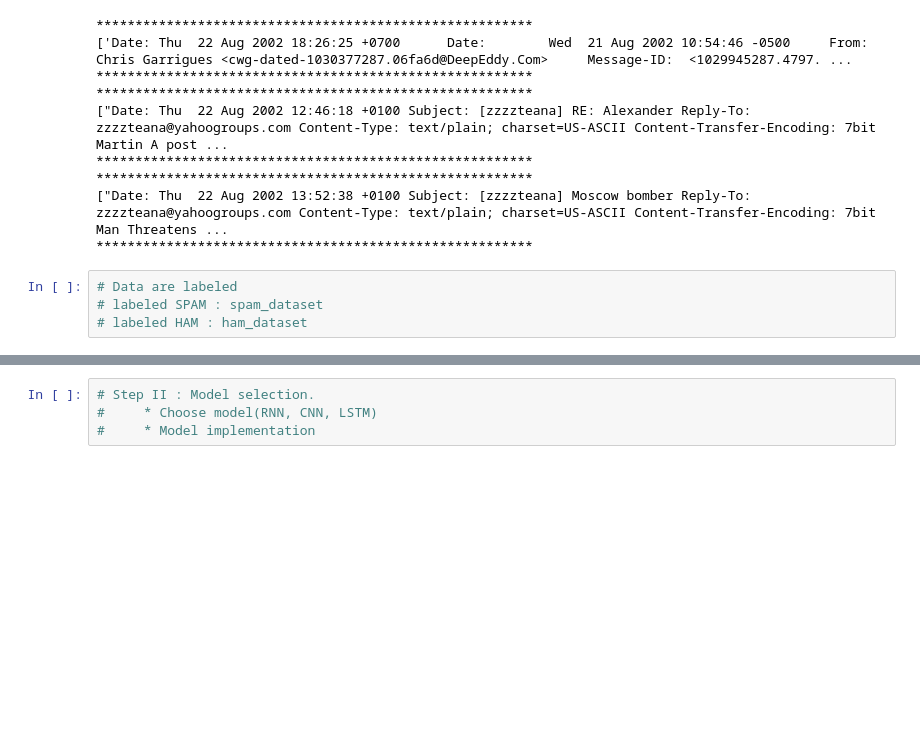
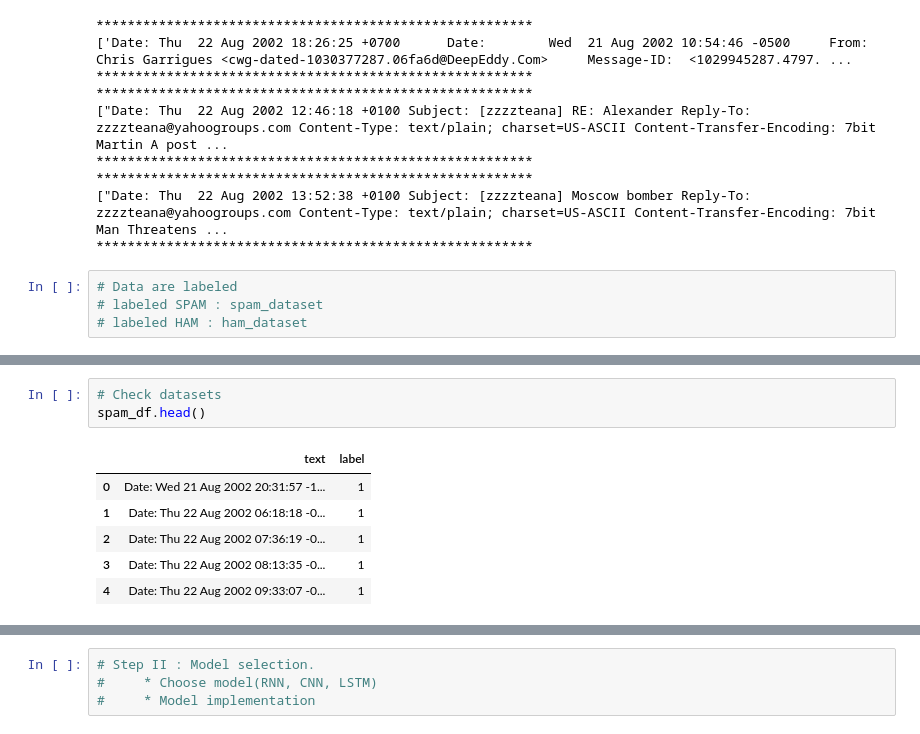
Before and after one commit to LukasZlocki/deep_learning_spam_assasin, a Jupyter notebook: deep_learning_spam_assasin.ipynb, the cells around one changed output, grey strips where cells are left out. Cells and saved outputs as stored; diff of their text form; blank space fills up the shorter version.

```diff
--- a/deep_learning_spam_assasin.ipynb
+++ b/deep_learning_spam_assasin.ipynb
@@ -251,0 +303,10 @@ for element in ham_dataset:
+# %%
+# Check datasets
+spam_df.head()
+# %% [output]
+|  | text | label |
+| 0 | Date: Wed 21 Aug 2002 20:31:57 -1... | 1 |
+| 1 | Date: Thu 22 Aug 2002 06:18:18 -0... | 1 |
+| 2 | Date: Thu 22 Aug 2002 07:36:19 -0... | 1 |
+| 3 | Date: Thu 22 Aug 2002 08:13:35 -0... | 1 |
+| 4 | Date: Thu 22 Aug 2002 09:33:07 -0... | 1 |
```
Also changed, not shown: parts of 9 cells of this notebook.
